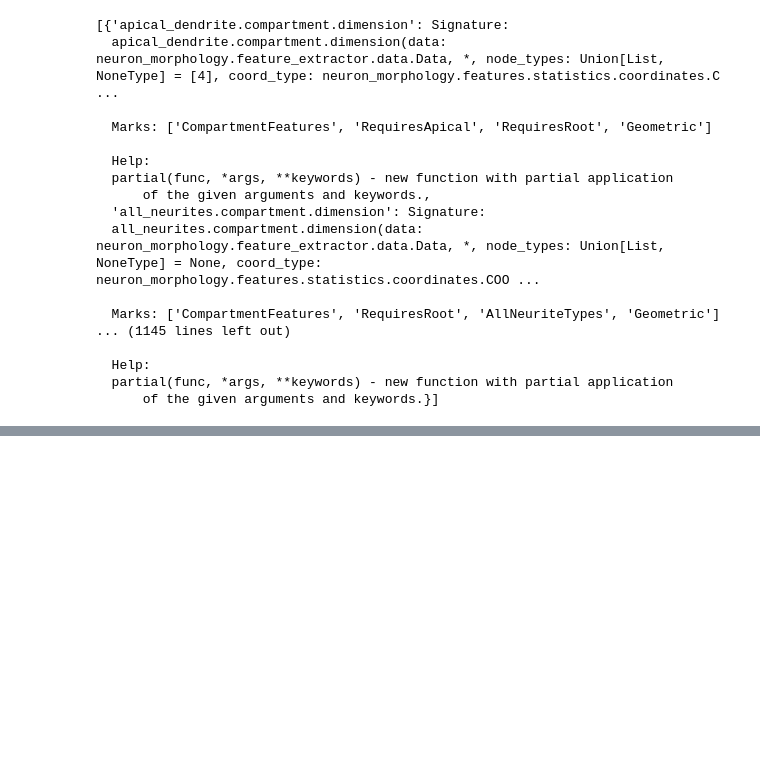
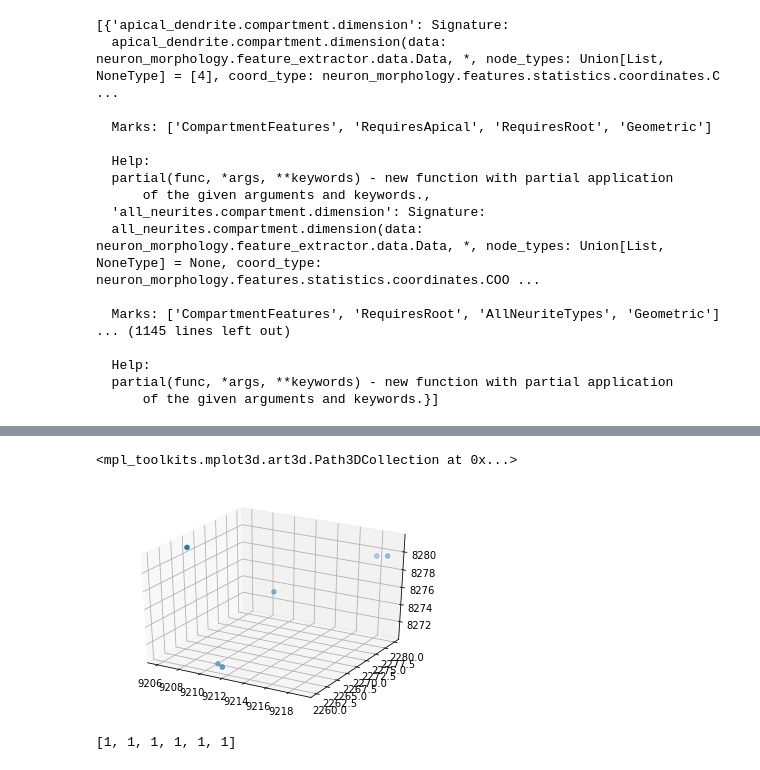
Before and after one commit to AllenInstitute/neuron_morphology, a Jupyter notebook: notebooks/extract_features_test.ipynb, the cells around one changed output, grey strips where cells are left out. Cells and saved outputs as stored; diff of their text form; code cells hidden in the pictures; blank space fills up the shorter version.

```diff
--- a/notebooks/extract_features_test.ipynb
+++ b/notebooks/extract_features_test.ipynb
@@ -90,0 +171,15 @@ features_writer.write_table()
+# %%
+from mpl_toolkits.mplot3d import Axes3D
+
+fig = plt.figure()
+ax = fig.add_subplot(111, projection='3d')
+
+ax.scatter(x,y,z)
+# %% [output]
+<mpl_toolkits.mplot3d.art3d.Path3DCollection at 0x...>
+[figure, added]
+# %%
+s = [1 for i in range(len(x))]
+print(s)
+# %% [output]
+[1, 1, 1, 1, 1, 1]
```
Also changed, not shown: parts of 17 cells of this notebook, 2 other files.
